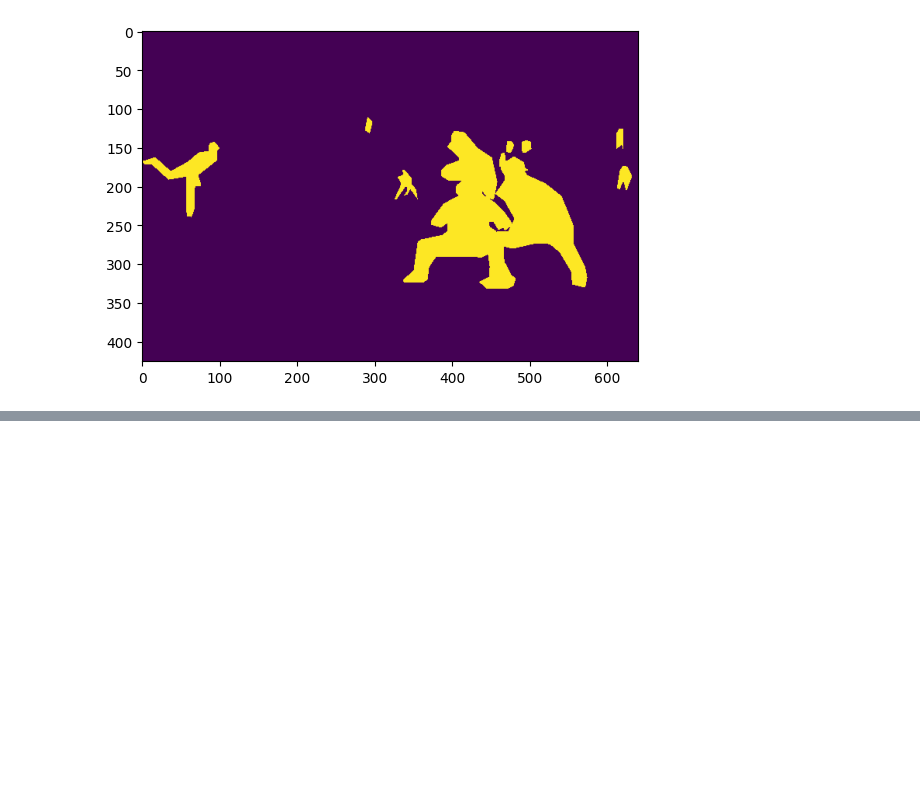
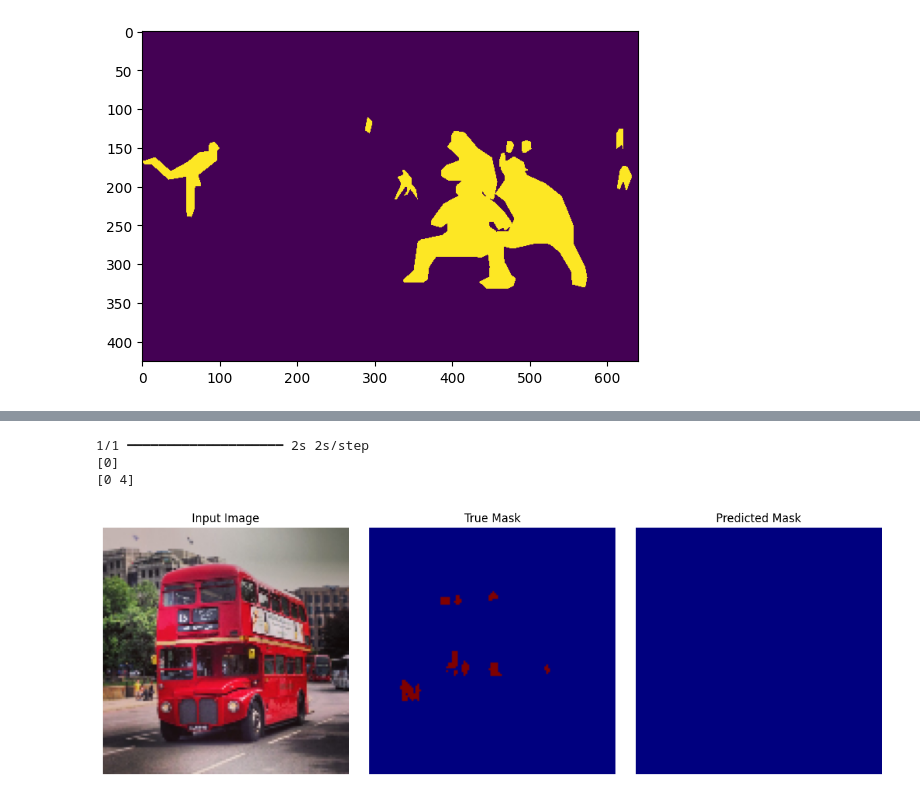
Before and after one commit to SHARONZACHARIA/Image-Segmentation, a Jupyter notebook: ImageSegmentation.ipynb, the cells around one changed output, grey strips where cells are left out. Saved outputs shown, nothing was run; the diff lists cells and outputs as text; code cells hidden in the pictures; blank space fills up the shorter version.

Commit message:
added UNet

```diff
--- a/ImageSegmentation.ipynb
+++ b/ImageSegmentation.ipynb
@@ -200,0 +372,11 @@ Unique pixel values in the mask: [0. 3.]
+# %%
+input_size = (128, 128)
+batch_size = 4
+epochs = 1
+
+# Create dataset
+train_gen = CocoDataset(train_data_path, train_annotation, target_classes, image_size=input_size, batch_size=batch_size)
+
+# Build U-Net
+model = unet_model(input_size=(input_size[0], input_size[1], 3), num_classes=5)
+model.compile(optimizer='adam', loss='categorical_crossentropy', metrics=['accuracy'])
@@ -200,0 +388,3 @@ Unique pixel values in the mask: [0. 3.]
+# %%
+# Train
+unet_history = model.fit(train_gen, epochs=epochs)
@@ -200,0 +397,3 @@ Unique pixel values in the mask: [0. 3.]
+# %%
+val_gen = CocoDataset(val_data_path, val_annotation, target_classes, image_size=input_size, batch_size=batch_size)
+predict = model.predict(val_gen)
@@ -200,0 +418,45 @@ Unique pixel values in the mask: [0. 3.]
+# %%
+import matplotlib.pyplot as plt
+import numpy as np
+
+# Get one batch
+x_val, y_val = val_gen[0]
+
+# Predict on the batch
+predictions = model.predict(x_val)
+
+# Choose one image from the batch (e.g., index 0)
+index = 0
+image = x_val[index]
+true_mask = np.argmax(y_val[index], axis=-1)
+pred_mask = np.argmax(predictions[index], axis=-1)
+
+ #rint(true_mask)
+print(np.unique(pred_mask))
+print(np.unique(true_mask))
+
+# Plot all together
+plt.figure(figsize=(12, 4))
+
+plt.subplot(1, 3, 1)
+plt.imshow(image)
+plt.title("Input Image")
+plt.axis('off')
+
+plt.subplot(1, 3, 2)
+plt.imshow(true_mask, cmap='jet')
+plt.title("True Mask")
+plt.axis('off')
+
+plt.subplot(1, 3, 3)
+plt.imshow(pred_mask, cmap='jet')
+plt.title("Predicted Mask")
+plt.axis('off')
+
+plt.tight_layout()
+plt.show()
+# %% [output]
+1/1 ━━━━━━━━━━━━━━━━━━━━ 2s 2s/step
+[0]
+[0 4]
+[figure, added]
```
Also changed, not shown: parts of 14 cells of this notebook.
